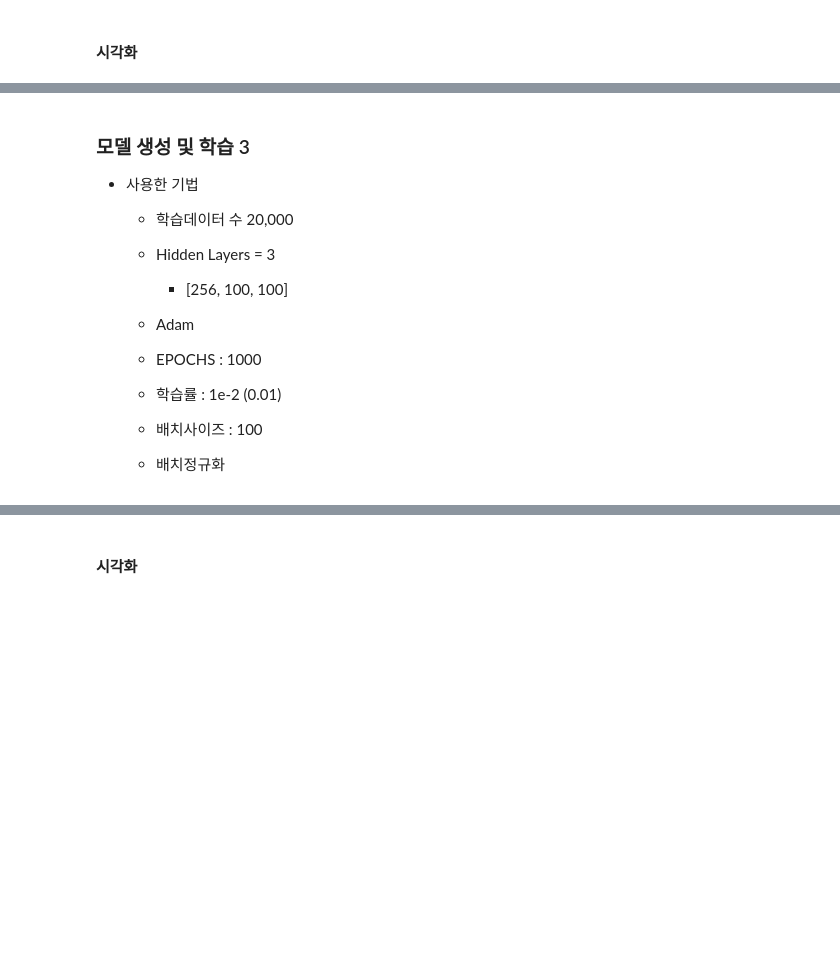
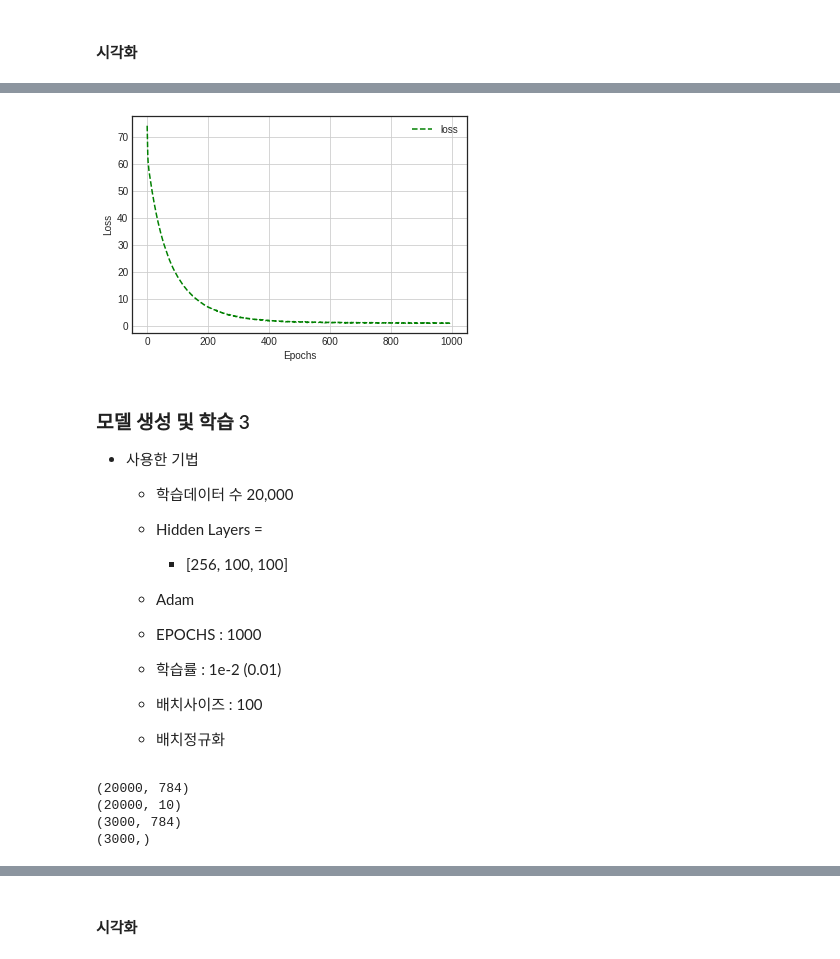
Before and after one commit to moung1012/-, a Jupyter notebook: _9_딥러닝_학습_기술.ipynb, the cells around one changed output, grey strips where cells are left out. Saved outputs shown, nothing was run; the diff lists cells and outputs as text; code cells hidden in the pictures; blank space fills up the shorter version.

```diff
--- a/_9_딥러닝_학습_기술.ipynb
+++ b/_9_딥러닝_학습_기술.ipynb
@@ -1017,7 +1012,7 @@ iter_per_epoch = max(train_size/batch_size, 1)
 ### Util Functions
 # %%
 def softmax(x):
-  if xndim == 2:
+  if x.ndim == 2:
     x = x.T
     x = x - np.max(x, axis=0)
     y = np.exp(x) / np.sum(np.exp(x), axis=0)
@@ -1398,13 +1535,54 @@ NameError: ignored
+# %%
+x = np.arange(len(model_2_train_loss_list))
+
+plt.plot(x, model_2_train_loss_list,'g--', label='loss', markersize=3)
+plt.xlabel('Epochs')
+plt.ylabel('Loss')
+plt.grid()
+plt.legend()
+plt.show()
+# %% [output]
+[figure, added]
 # %% [markdown]
 ### 모델 생성 및 학습 3
 
 - 사용한 기법
   - 학습데이터 수 20,000
 
-  - Hidden Layers = 3
+  - Hidden Layers =
     - [256, 100, 100]
   - Adam
   - EPOCHS : 1000
   - 학습률 : 1e-2 (0.01)
   - 배치사이즈 : 100
   - 배치정규화
+# %%
+np.random.seed(42)
+
+mnist = tf.keras.datasets.mnist
+
+(x_train, y_train), (x_test, y_test) = mnist.load_data()
+num_classes = 10
+
+x_train = x_train[:20000]
+x_test = x_test[:3000]
+
+y_train = y_train[:20000]
+y_test = y_test[:3000]
+
+x_train, x_test = x_train.reshape(-1, 28*28).astype(np.float32), x_test.reshape(-1, 28*28).astype(np.float32)
+
+x_train = x_train / .255
+x_test = x_test / .255
+
+y_train = np.eye(num_classes)[y_train]
+
+print(x_train.shape)
+print(y_train.shape)
+print(x_test.shape)
+print(y_test.shape)
+# %% [output]
+(20000, 784)
+(20000, 10)
+(3000, 784)
+(3000,)
```
Also changed, not shown: parts of 34 cells of this notebook.
